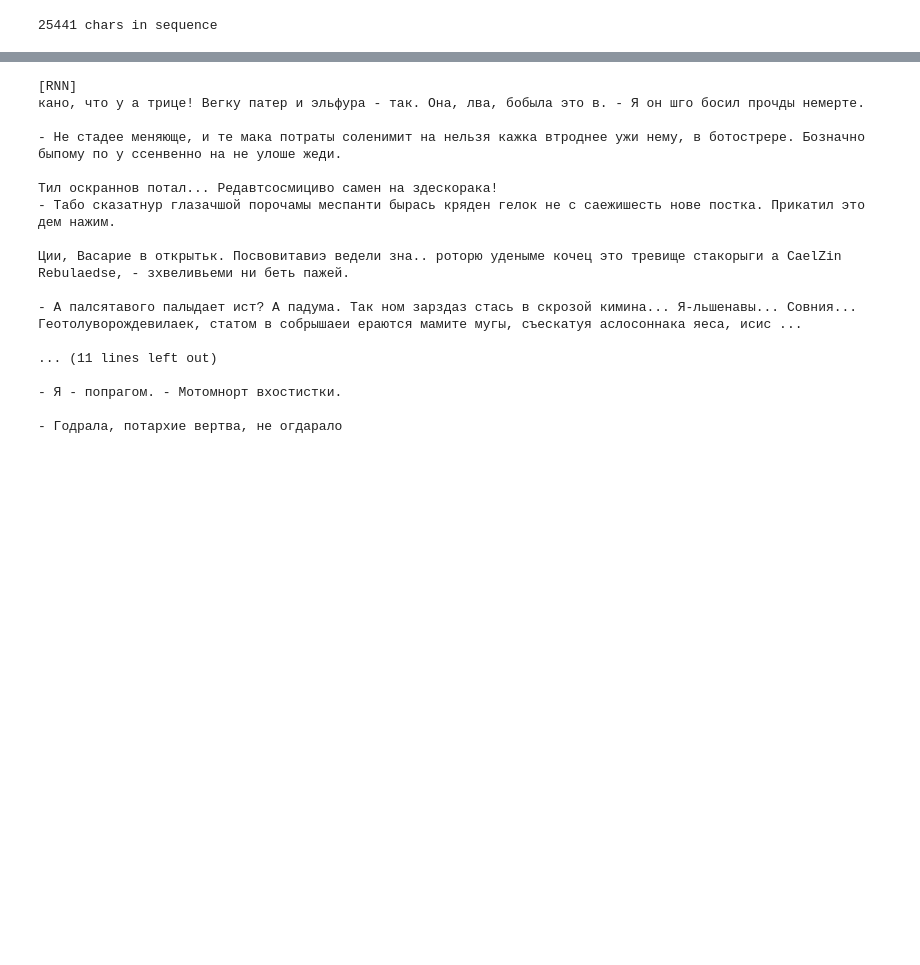
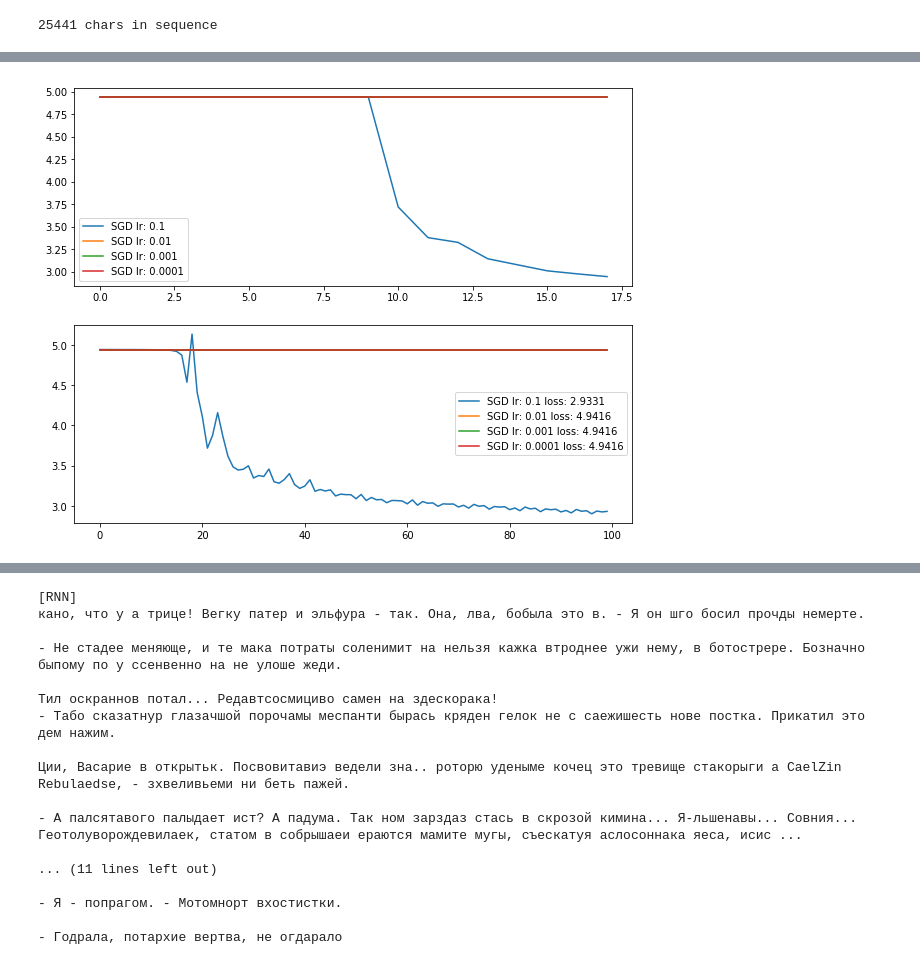
Before and after one commit to agerasev/neural, a Jupyter notebook: rnn.ipynb, the cells around one changed output, grey strips where cells are left out. Drawn from its saved outputs; the diff is of its cells as text; code cells hidden in the pictures; blank space fills up the shorter version.

Commit message:
many new optimizers, test learning rates

```diff
--- a/rnn.ipynb
+++ b/rnn.ipynb
@@ -226,0 +148,30 @@ def plot_solvers(sols, red=10, win=100):
+# %%
+learn_rates = [1.0, 0.1, 0.01, 0.001, 0.0001]
+seqlen = 100
+minibsd = bseqdata[:10*seqlen+1]
+hidden_size = 30
+# %%
+def run(solvers):
+    pos = 0
+    stop_on_signal()
+    while not signal_done:
+        for i, sol in enumerate(solvers):
+            if sol is not None:
+                sol.learn(minibsd[pos:pos+seqlen], minibsd[pos+1:pos+seqlen+1])
+                if np.isnan(sol.loss_history[-1]):
+                    solvers[i] = None
+        clear_output(wait=True)
+        plot_solvers(solvers)
+
+        pos += seqlen
+        if pos >= minibsd.shape[0] - 1:
+            pos = 0
+# %%
+optims = [SGD(lr) for lr in learn_rates]
+solvers = [Solver(
+    LSTM([len(charset), hidden_size, len(charset)]),
+    optim, name=("%s lr: %s" % (type(optim).__name__, optim.rate))
+) for optim in optims]
+run(solvers)
+# %% [output]
+[figure, added]
```
Also changed, not shown: parts of 17 cells of this notebook, 9 other files.
